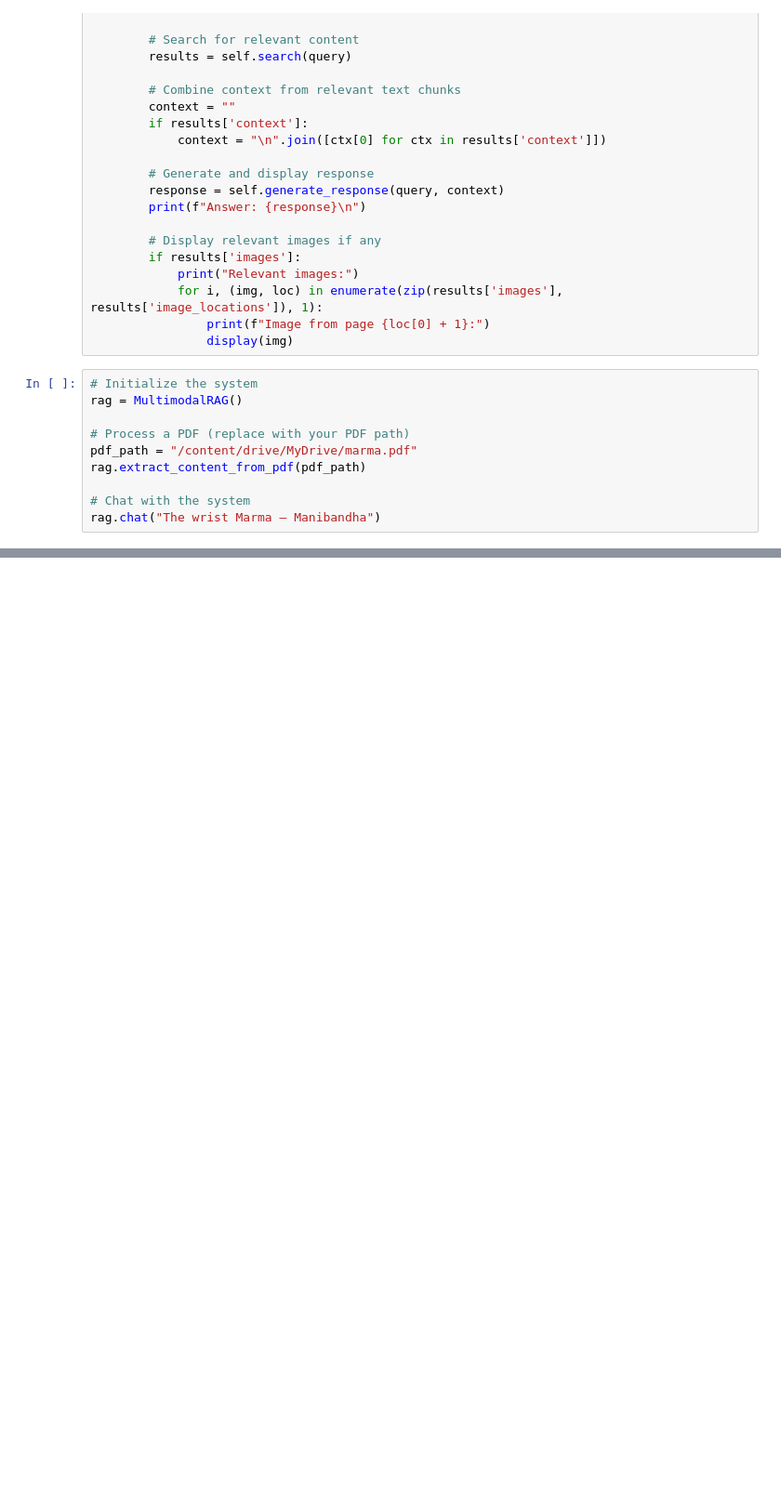
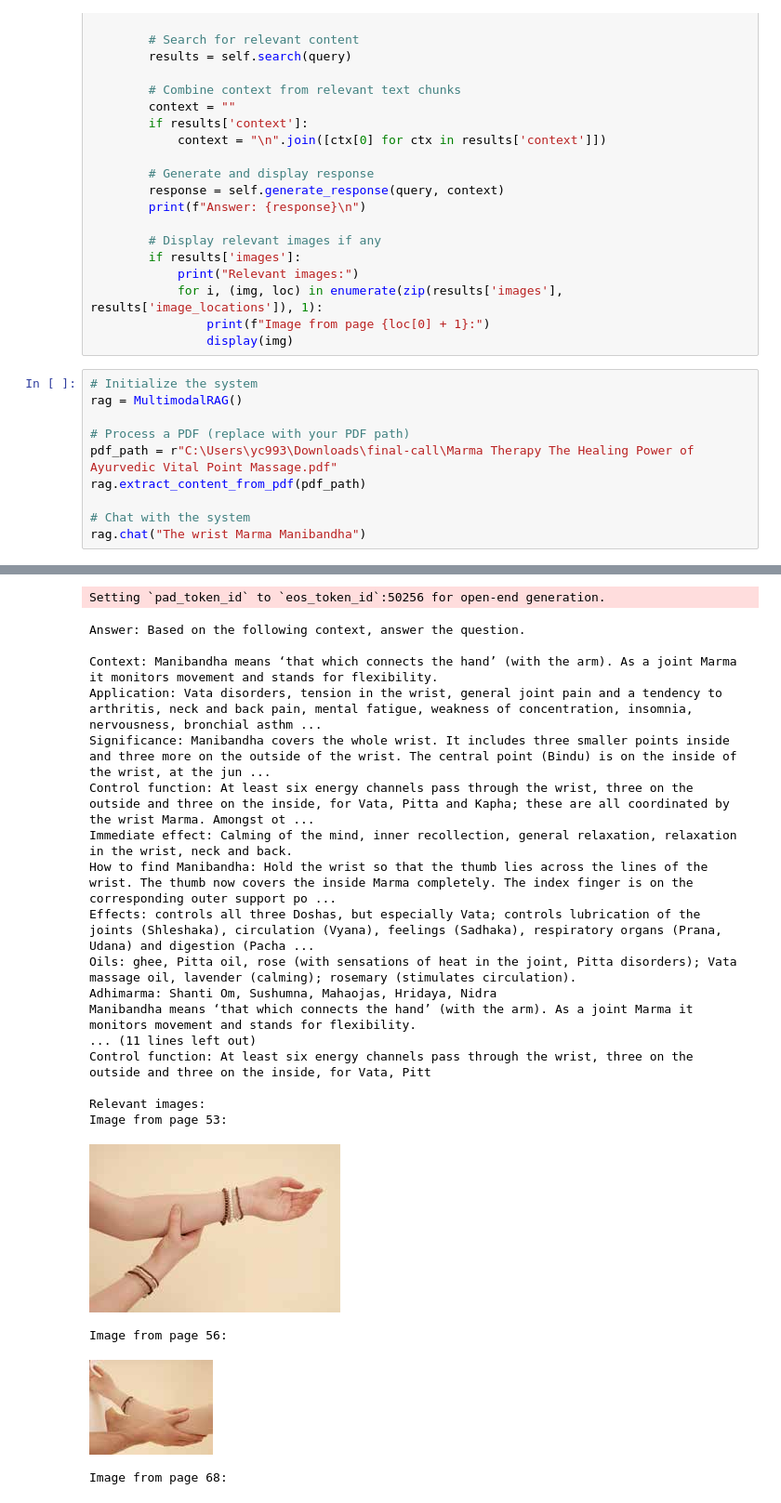
Before and after one commit to techyogeshchauhan/final-call, a Jupyter notebook: multirag.ipynb, the cells around one changed output, grey strips where cells are left out. Shown at 93% size. Cells and saved outputs as stored; diff of their text form; blank space fills up the shorter version.

```diff
--- a/multirag.ipynb
+++ b/multirag.ipynb
@@ -246,8 +282,9 @@ Answer: """
 rag = MultimodalRAG()
 
 # Process a PDF (replace with your PDF path)
-pdf_path = "/content/drive/MyDrive/marma.pdf"
+pdf_path = r"C:\Users\yc993\Downloads\final-call\Marma Therapy The Healing Power of Ayurvedic Vital Point Massage.pdf"
 rag.extract_content_from_pdf(pdf_path)
 
 # Chat with the system
-rag.chat("The wrist Marma – Manibandha")
+rag.chat("The wrist Marma Manibandha")
+# %% [output]
@@ -253,0 +298,22 @@ rag.chat("The wrist Marma – Manibandha")
+Setting `pad_token_id` to `eos_token_id`:50256 for open-end generation.
+Answer: Based on the following context, answer the question.
+
+Context: Manibandha means ‘that which connects the hand’ (with the arm). As a joint Marma it monitors movement and stands for flexibility.
+Application: Vata disorders, tension in the wrist, general joint pain and a tendency to arthritis, neck and back pain, mental fatigue, weakness of concentration, insomnia, nervousness, bronchial asthm ...
+Significance: Manibandha covers the whole wrist. It includes three smaller points inside and three more on the outside of the wrist. The central point (Bindu) is on the inside of the wrist, at the jun ...
+Control function: At least six energy channels pass through the wrist, three on the outside and three on the inside, for Vata, Pitta and Kapha; these are all coordinated by the wrist Marma. Amongst ot ...
+Immediate effect: Calming of the mind, inner recollection, general relaxation, relaxation in the wrist, neck and back.
+How to find Manibandha: Hold the wrist so that the thumb lies across the lines of the wrist. The thumb now covers the inside Marma completely. The index finger is on the corresponding outer support po ...
+Effects: controls all three Doshas, but especially Vata; controls lubrication of the joints (Shleshaka), circulation (Vyana), feelings (Sadhaka), respiratory organs (Prana, Udana) and digestion (Pacha ...
+Oils: ghee, Pitta oil, rose (with sensations of heat in the joint, Pitta disorders); Vata massage oil, lavender (calming); rosemary (stimulates circulation).
+Adhimarma: Shanti Om, Sushumna, Mahaojas, Hridaya, Nidra
+Manibandha means ‘that which connects the hand’ (with the arm). As a joint Marma it monitors movement and stands for flexibility.
+... (11 lines left out)
+Control function: At least six energy channels pass through the wrist, three on the outside and three on the inside, for Vata, Pitt
+
+Relevant images:
+Image from page 53:
+[figure, added]
+Image from page 56:
+[figure, added]
+Image from page 68:
```
Also changed, not shown: parts of 9 cells of this notebook, 2 other files.
